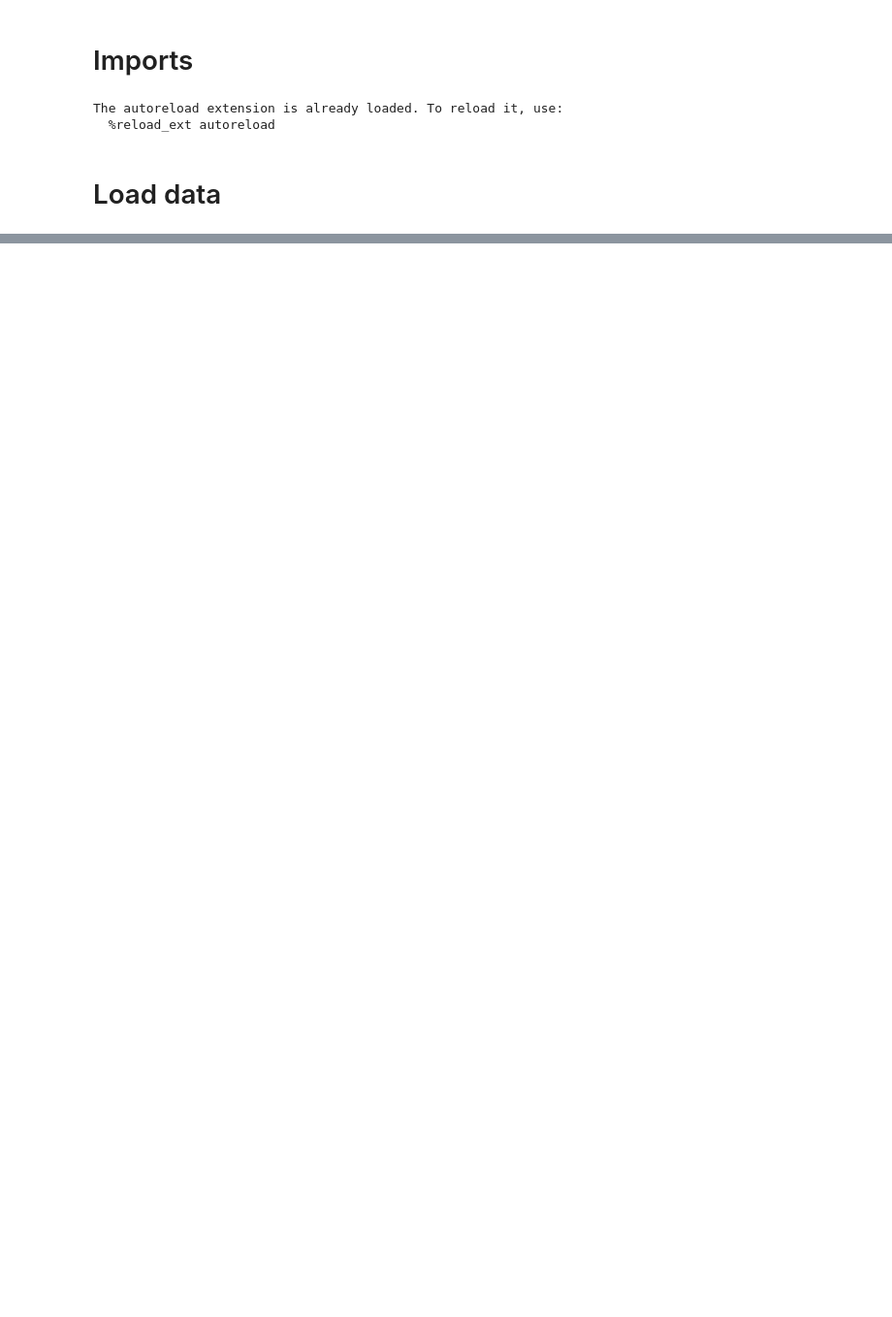
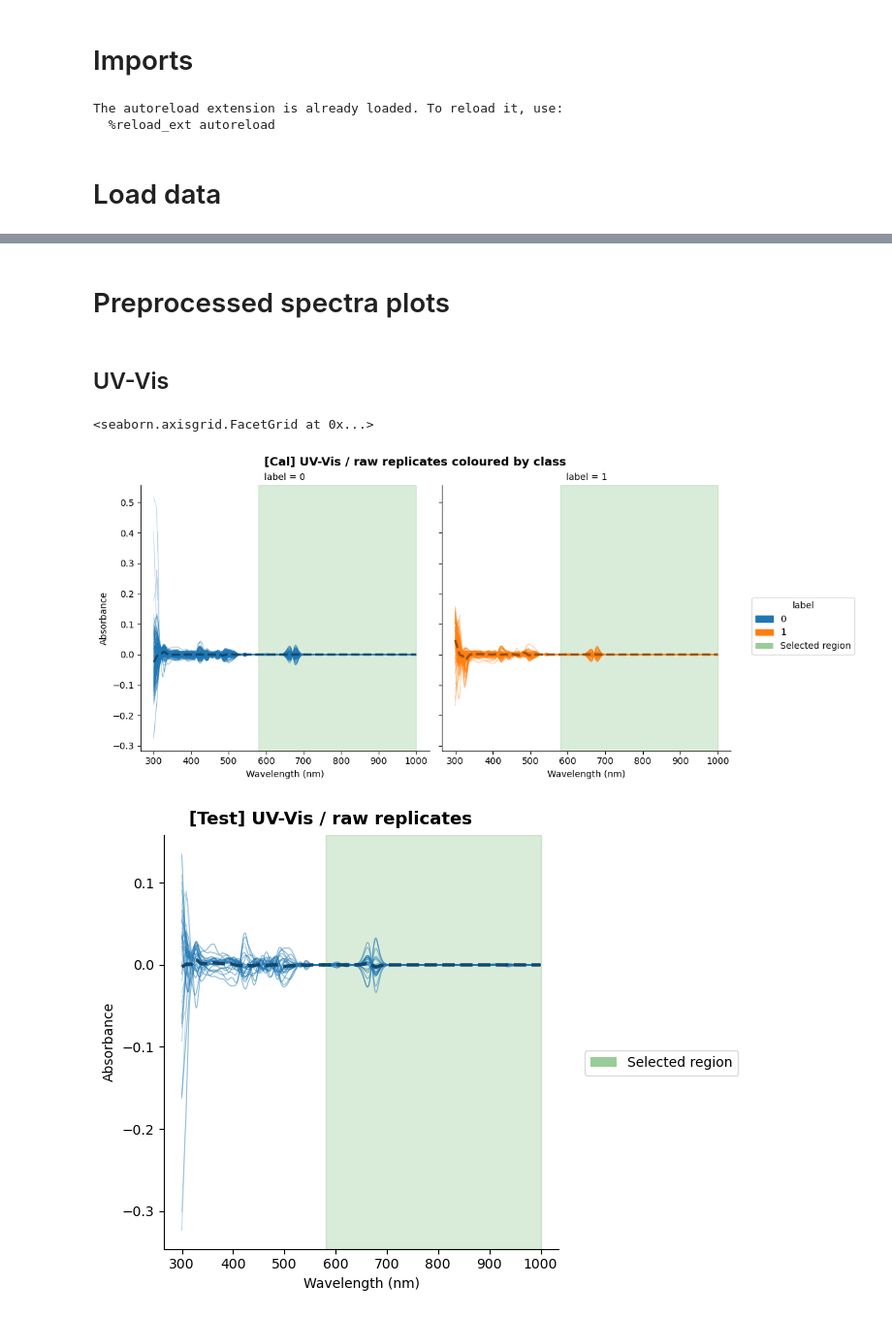
Before and after one commit to SamdGuizani/CAC-2026_Data-Challenge_Olive-Oil-Sensory-Defects-Detection-Using-Chemometrics, a Jupyter notebook: Notebooks/01_EDA.ipynb, the cells around one changed output, grey strips where cells are left out. Shown at 97% size. Drawn from its saved outputs; the diff is of its cells as text; code cells hidden in the pictures; blank space fills up the shorter version.

```diff
--- a/Notebooks/01_EDA.ipynb
+++ b/Notebooks/01_EDA.ipynb
@@ -119,0 +169,43 @@ meta
+# %% [markdown]
+# Preprocessed spectra plots
+# %% [markdown]
+## UV-Vis
+# %%
+X_cal_uvvis = get_spectral_matrix(data["cal_uvvis"], average=False)
+X_cal_uvvis = snv(X_cal_uvvis)
+X_cal_uvvis = savgol_derivative(X_cal_uvvis)
+X_cal_uvvis, X_cal_uvvis_centers = mean_center(X_cal_uvvis, center=None)
+
+plot_spectra(
+    X_cal_uvvis,
+    metadata=meta,
+    color_by="label",
+    facet_col_by="label",
+    regions=[(580, 1000)],
+    xlabel="Wavelength (nm)",
+    ylabel="Absorbance",
+    title="[Cal] UV-Vis / raw replicates coloured by class",
+    height=height,
+    aspect=aspect,
+)
+
+
+X_test_uvvis = get_spectral_matrix(data["test_uvvis"], average=False)
+X_test_uvvis = snv(X_test_uvvis)
+X_test_uvvis = savgol_derivative(X_test_uvvis)
+X_test_uvvis, _ = mean_center(X_test_uvvis, center=X_cal_uvvis_centers)
+
+plot_spectra(
+    X_test_uvvis,
+    show_mean=True,
+    regions=[(580, 1000)],
+    xlabel="Wavelength (nm)",
+    ylabel="Absorbance",
+    title="[Test] UV-Vis / raw replicates",
+    height=height,
+    aspect=aspect,
+)
+# %% [output]
+<seaborn.axisgrid.FacetGrid at 0x...>
+[figure, added]
+[figure, added]
```
Also changed, not shown: parts of 16 cells of this notebook, 3 other files.
